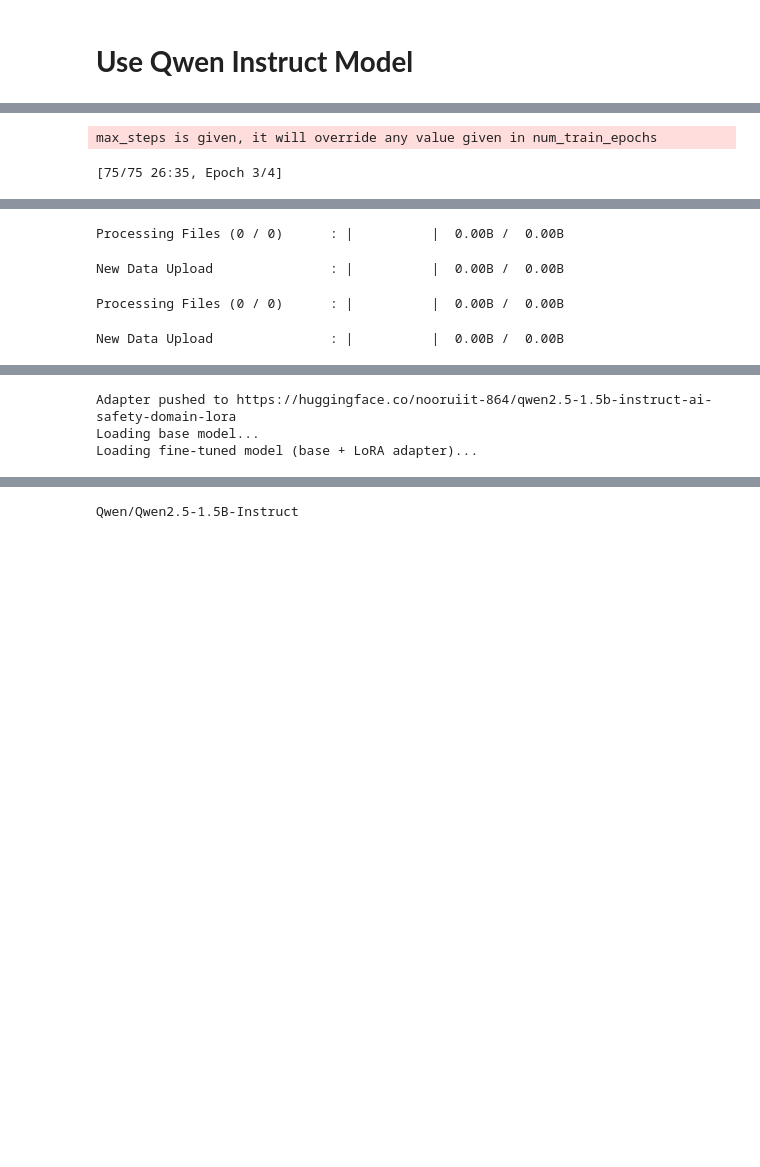
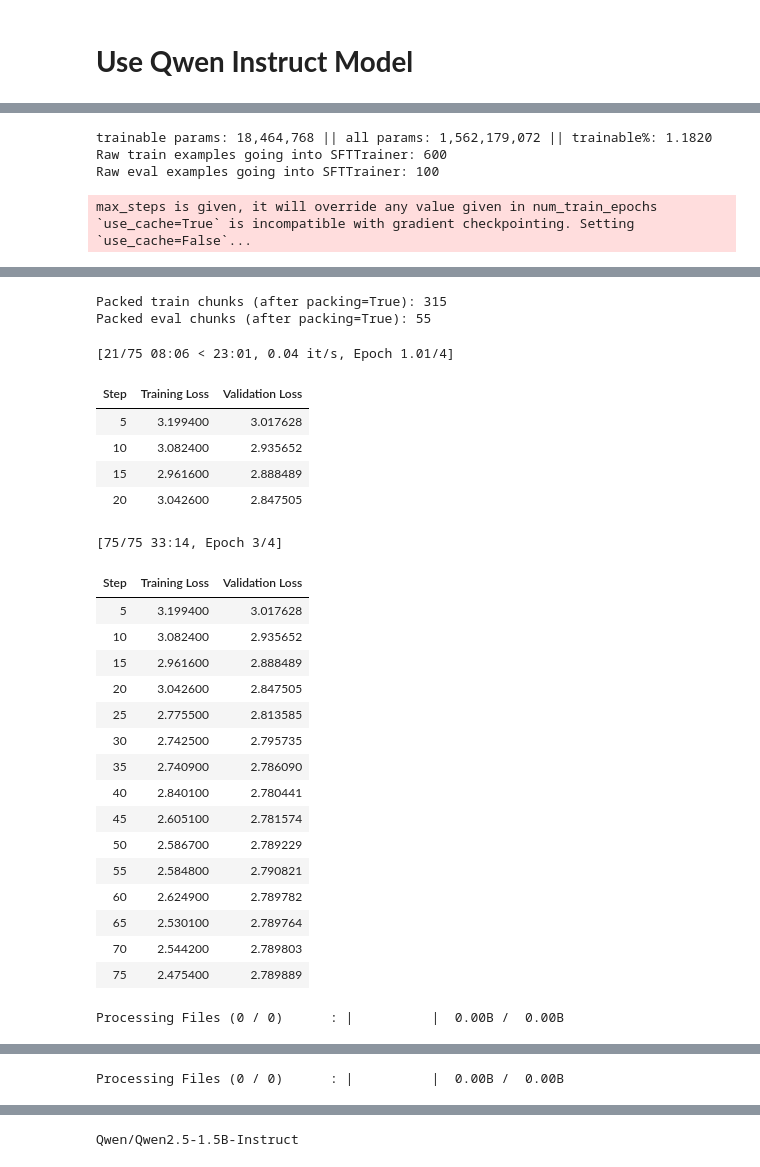
Before and after one commit to azharnoor864-spec/Fine_Tuning_Deepfake, a Jupyter notebook: notebooks/Domain_Adapter.ipynb, the cells around one changed output, grey strips where cells are left out. Drawn from its saved outputs; the diff is of its cells as text; code cells hidden in the pictures; blank space fills up the shorter version.

```diff
--- a/notebooks/Domain_Adapter.ipynb
+++ b/notebooks/Domain_Adapter.ipynb
@@ -259,11 +304,34 @@ MAX_SEQ_LEN  = 256   # short on purpose: our passages are ~29 words avg -> keeps
 # no prompt/response split here, just raw continuation text -> full-sequence loss.
 
 # ------------------------------------------------------------
-# CELL 5: Load dataset
+# CELL 5: Load dataset (with verification)
 # ------------------------------------------------------------
-dataset = load_dataset("json", data_files=DATA_PATH, split="train")
-dataset = dataset.train_test_split(test_size=0.05, seed=42)
+import os
+
+print(f"DATA_PATH points to: {DATA_PATH}")
+print(f"File exists: {os.path.exists(DATA_PATH)}")
+print(f"File size: {os.path.getsize(DATA_PATH)} bytes")
+print(f"Last modified: {os.path.getmtime(DATA_PATH)}")
+
+with open(DATA_PATH, 'r', encoding='utf-8') as f:
+    line_count = sum(1 for _ in f)
+print(f"Lines in source file: {line_count}")
+
+EXPECTED_TOTAL = 700
+if line_count != EXPECTED_TOTAL:
+    raise ValueError(
+        f"Expected {EXPECTED_TOTAL} lines in {DATA_PATH}, but found {line_count}. "
+        f"Check /content/ for duplicate uploads like 'day30_domain_corpus (1).jsonl' "
+        f"and make sure DATA_PATH points to the correct one."
+    )
+
+dataset = load_dataset("json", data_files=DATA_PATH, split="train", download_mode="force_redownload")
+dataset = dataset.train_test_split(test_size=100, seed=42)
 train_ds, eval_ds = dataset["train"], dataset["test"]
+
+print(f"Total examples loaded: {len(train_ds) + len(eval_ds)}")
+print(f"Train examples: {len(train_ds)}")
+print(f"Eval examples: {len(eval_ds)}")
 print(train_ds[0])
 
 # ------------------------------------------------------------
@@ -303,7 +371,7 @@ model = get_peft_model(model, lora_config)
 model.print_trainable_parameters()
 
 # ------------------------------------------------------------
-# CELL 8: Training config + train
+# CELL 8: Training config + train (with packed-chunk verification)
 # ------------------------------------------------------------
 sft_config = SFTConfig(
     output_dir=OUTPUT_DIR,
@@ -326,6 +394,9 @@ sft_config = SFTConfig(
     report_to="none",
 )
 
+print(f"Raw train examples going into SFTTrainer: {len(train_ds)}")
+print(f"Raw eval examples going into SFTTrainer: {len(eval_ds)}")
+
 trainer = SFTTrainer(
     model=model,
     args=sft_config,
@@ -333,6 +404,10 @@ trainer = SFTTrainer(
     eval_dataset=eval_ds,
     processing_class=tokenizer,
 )
+
+print(f"Packed train chunks (after packing=True): {len(trainer.train_dataset)}")
+print(f"Packed eval chunks (after packing=True): {len(trainer.eval_dataset)}")
+
 trainer.train()
 trainer.save_model(OUTPUT_DIR)
 tokenizer.save_pretrained(OUTPUT_DIR)
@@ -420,2 +502,5 @@ trainable params: 18,464,768 || all params: 1,562,179,072 || trainable%: 1.1820
-max_steps is given, it will override any value given in num_train_epochs
+trainable params: 18,464,768 || all params: 1,562,179,072 || trainable%: 1.1820
+Raw train examples going into SFTTrainer: 600
+Raw eval examples going into SFTTrainer: 100
-[75/75 26:35, Epoch 3/4]
+max_steps is given, it will override any value given in num_train_epochs
+`use_cache=True` is incompatible with gradient checkpointing. Setting `use_cache=False`...
@@ -438,4 +507,26 @@ max_steps is given, it will override any value given in num_train_epochs
-Processing Files (0 / 0)      : |          |  0.00B /  0.00B
+Packed train chunks (after packing=True): 315
+Packed eval chunks (after packing=True): 55
-New Data Upload               : |          |  0.00B /  0.00B
+[21/75 08:06 < 23:01, 0.04 it/s, Epoch 1.01/4]
+| Step | Training Loss | Validation Loss |
+| 5 | 3.199400 | 3.017628 |
+| 10 | 3.082400 | 2.935652 |
+| 15 | 2.961600 | 2.888489 |
+| 20 | 3.042600 | 2.847505 |
-Processing Files (0 / 0)      : |          |  0.00B /  0.00B
+[75/75 33:14, Epoch 3/4]
+| Step | Training Loss | Validation Loss |
+| 5 | 3.199400 | 3.017628 |
+| 10 | 3.082400 | 2.935652 |
+| 15 | 2.961600 | 2.888489 |
+| 20 | 3.042600 | 2.847505 |
+| 25 | 2.775500 | 2.813585 |
+| 30 | 2.742500 | 2.795735 |
+| 35 | 2.740900 | 2.786090 |
+| 40 | 2.840100 | 2.780441 |
+| 45 | 2.605100 | 2.781574 |
+| 50 | 2.586700 | 2.789229 |
+| 55 | 2.584800 | 2.790821 |
+| 60 | 2.624900 | 2.789782 |
+| 65 | 2.530100 | 2.789764 |
+| 70 | 2.544200 | 2.789803 |
+| 75 | 2.475400 | 2.789889 |
-New Data Upload               : |          |  0.00B /  0.00B
+Processing Files (0 / 0)      : |          |  0.00B /  0.00B
@@ -444,3 +534 @@ WARNING:huggingface_hub.hf_api:No files have been modified since last commit. Sk
-Adapter pushed to https://huggingface.co/nooruiit-864/qwen2.5-1.5b-instruct-ai-safety-domain-lora
-Loading base model...
-Loading fine-tuned model (base + LoRA adapter)...
+Processing Files (0 / 0)      : |          |  0.00B /  0.00B
```
Also changed, not shown: parts of 12 cells of this notebook.
